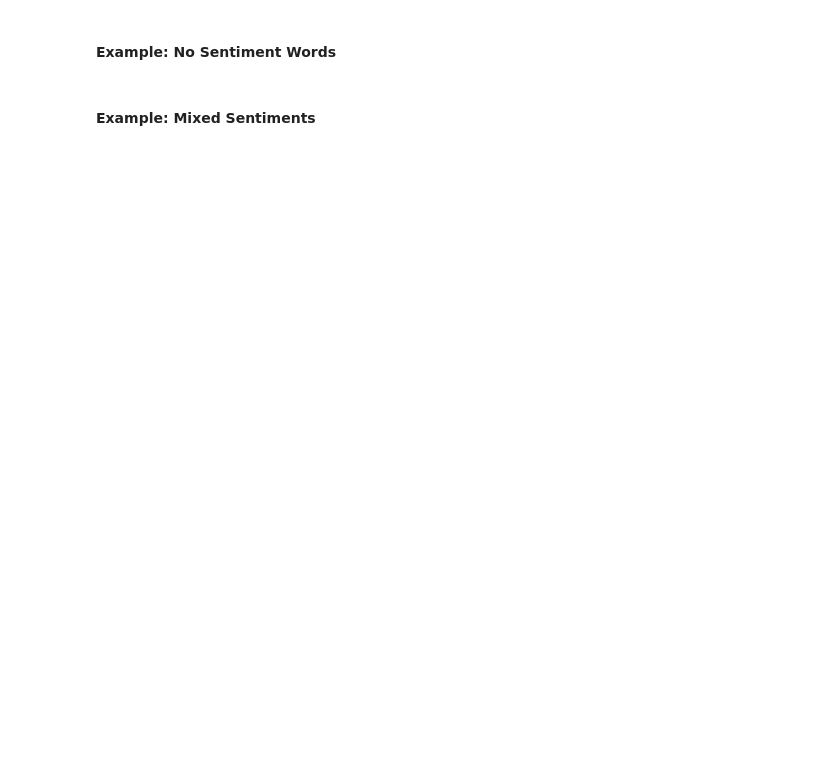
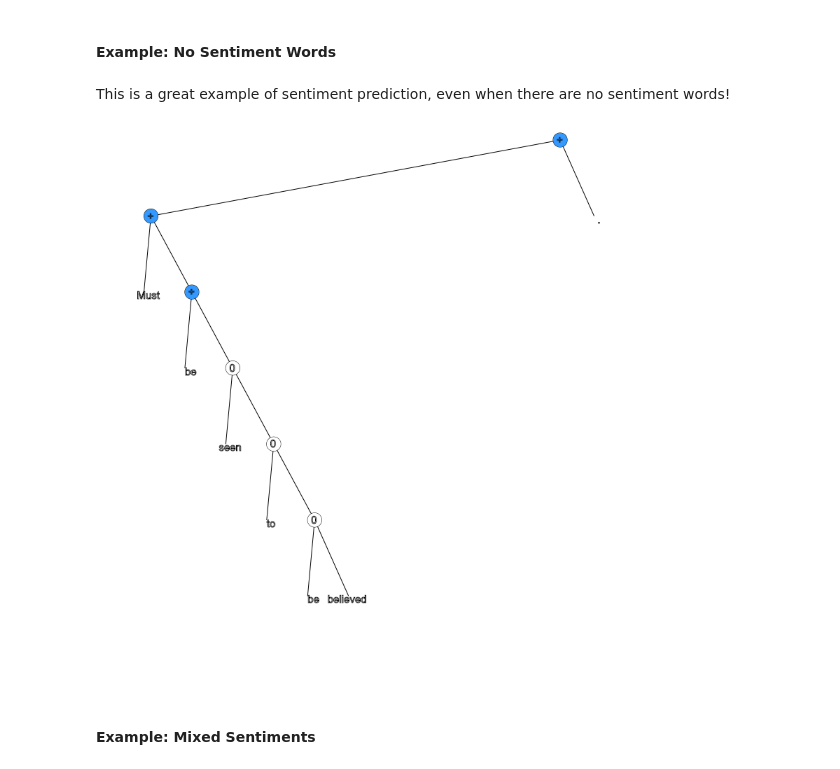
Before and after one commit to kc3/Springboard, a Jupyter notebook: capstone_1/notebooks/ModelVisualizations.ipynb, the cells around one changed output. Drawn from its saved outputs; the diff is of its cells as text; code cells hidden in the pictures; blank space fills up the shorter version.

```diff
--- a/capstone_1/notebooks/ModelVisualizations.ipynb
+++ b/capstone_1/notebooks/ModelVisualizations.ipynb
@@ -31,2 +71,12 @@ txt_nosentiment = 'Must be seen to be believed.'
+# %% [markdown]
+This is a great example of sentiment prediction, even when there are no sentiment words!
+# %%
+pos_txt = 'Must be seen to be believed.'
+# y, predict_txt = predict_model(pos_txt)
+# pos_display_txt = build_str(str(predict_txt))
+# display(HTML(pos_display_txt))
+display(Image(filename='../docs/no_sen_Visualizations.png'))
+# %% [output]
+[figure, added]
 # %% [markdown]
 #### Example: Mixed Sentiments
```
Also changed, not shown: parts of 24 cells of this notebook, 11 other files.
